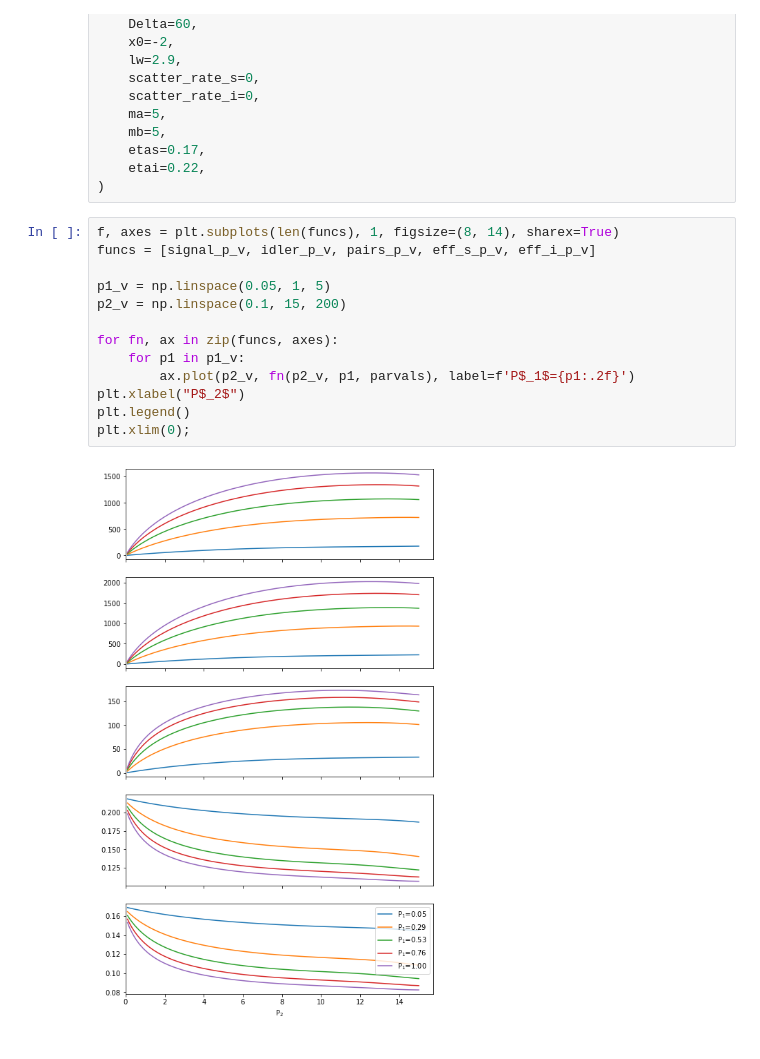
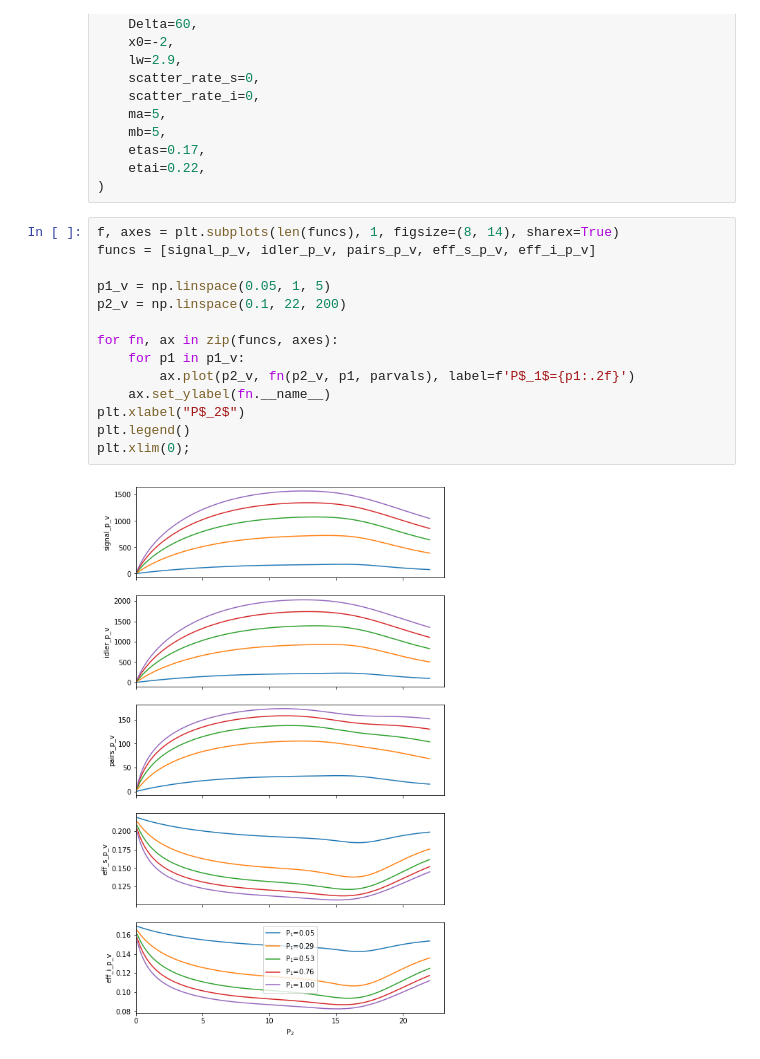
Before and after one commit to acere/Cascade-FWM_Rb, a Jupyter notebook: Cascade FWM model.ipynb, the cells around one changed output. Drawn from its saved outputs; the diff is of its cells as text.

Commit message:
Added function name in Pump power plots

```diff
--- a/Cascade FWM model.ipynb
+++ b/Cascade FWM model.ipynb
@@ -175,15 +173,16 @@ parvals = dict(
 # %%
 f, axes = plt.subplots(len(funcs), 1, figsize=(8, 14), sharex=True)
 funcs = [signal_p_v, idler_p_v, pairs_p_v, eff_s_p_v, eff_i_p_v]
 
 p1_v = np.linspace(0.05, 1, 5)
-p2_v = np.linspace(0.1, 15, 200)
+p2_v = np.linspace(0.1, 22, 200)
 
 for fn, ax in zip(funcs, axes):
     for p1 in p1_v:
         ax.plot(p2_v, fn(p2_v, p1, parvals), label=f'P$_1$={p1:.2f}')
+    ax.set_ylabel(fn.__name__)
 plt.xlabel("P$_2$")
 plt.legend()
 plt.xlim(0);
 # %% [output]
-[figure, old version]
+[figure, new version]
```
Also changed, not shown: parts of 2 cells of this notebook.
